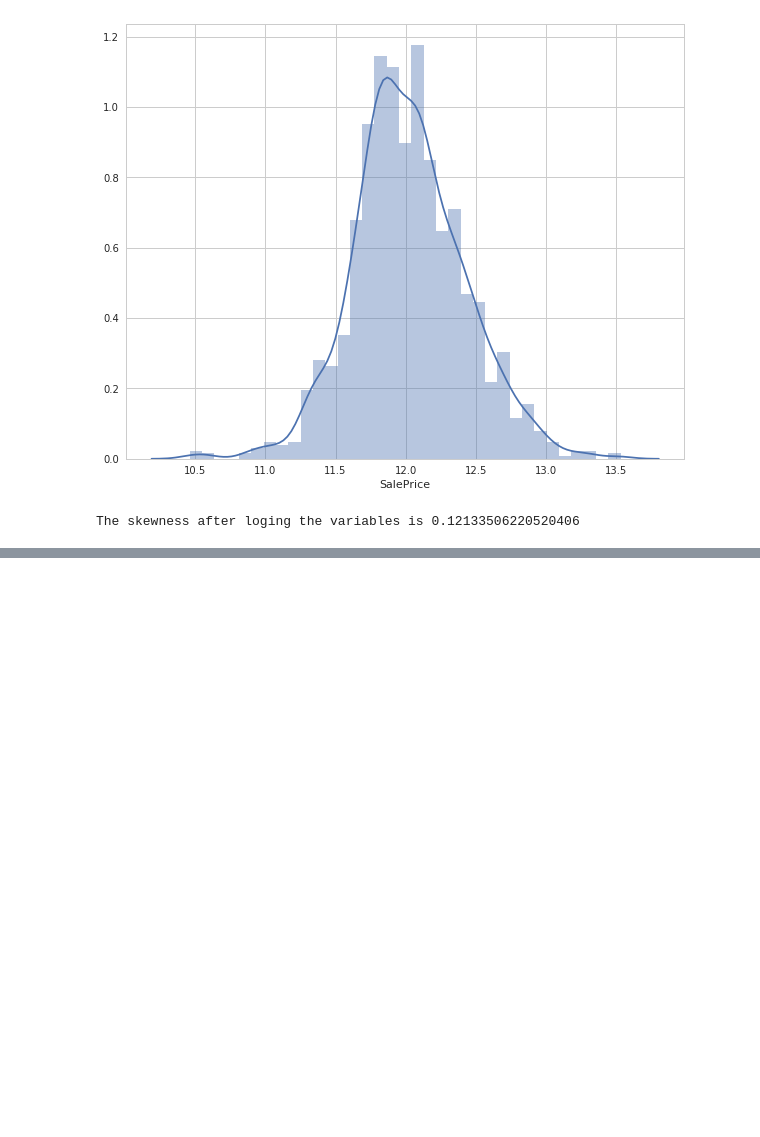
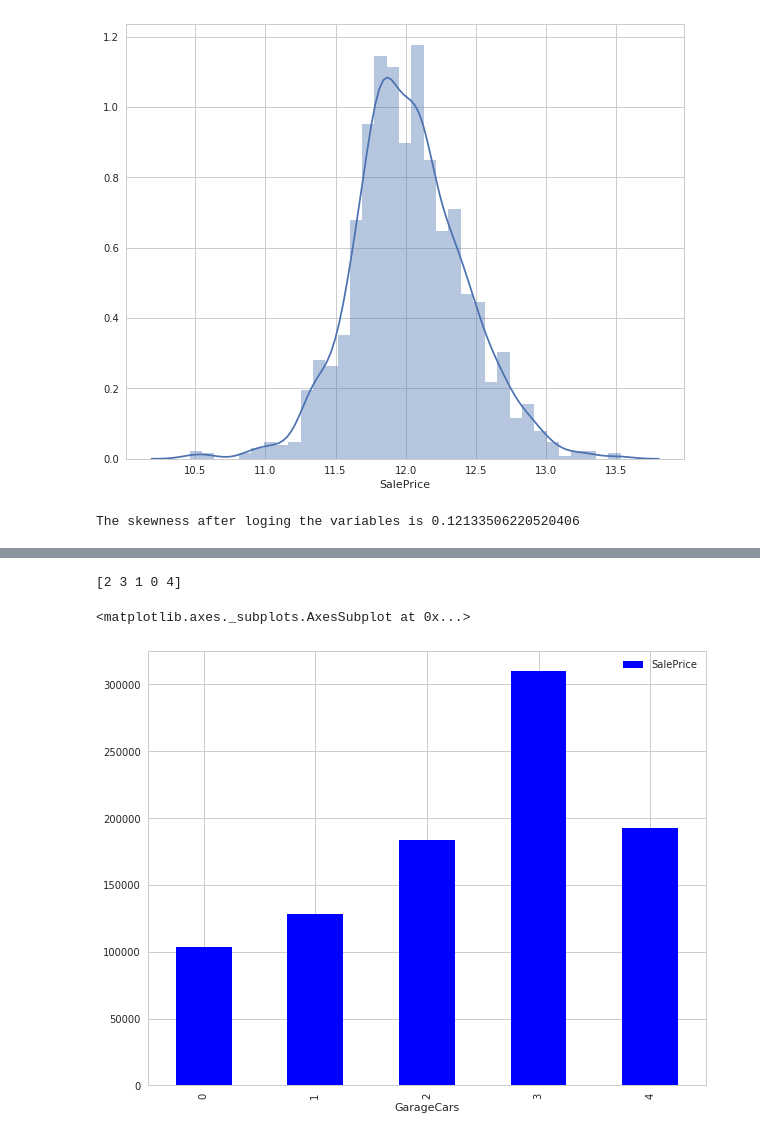
Before and after one commit to ganeshpatro321/House-Price-Prediction, a Jupyter notebook: house-price-prediction.ipynb, the cells around one changed output, grey strips where cells are left out. Saved outputs shown, nothing was run; the diff lists cells and outputs as text; code cells hidden in the pictures; blank space fills up the shorter version.

```diff
--- a/house-price-prediction.ipynb
+++ b/house-price-prediction.ipynb
@@ -153,0 +255,9 @@ The skewness after loging the variables is 0.12133506220520406
+# %%
+print(train['GarageCars'].unique())
+pivot_GarageCars = train.pivot_table(index = 'GarageCars', values = 'SalePrice')
+pivot_GarageCars
+pivot_GarageCars.plot(kind = 'bar', color = 'blue')
+# %% [output]
+[2 3 1 0 4]
+<matplotlib.axes._subplots.AxesSubplot at 0x...>
+[figure, added]
```
Also changed, not shown: parts of 13 cells of this notebook.
